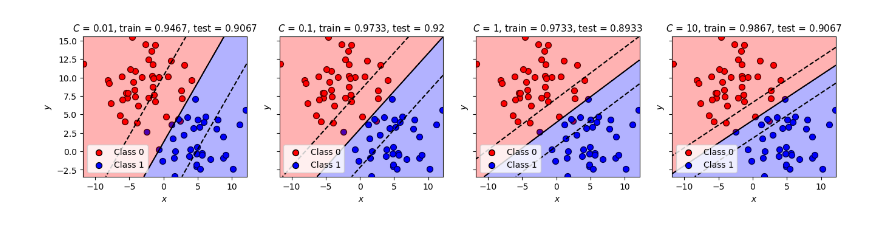
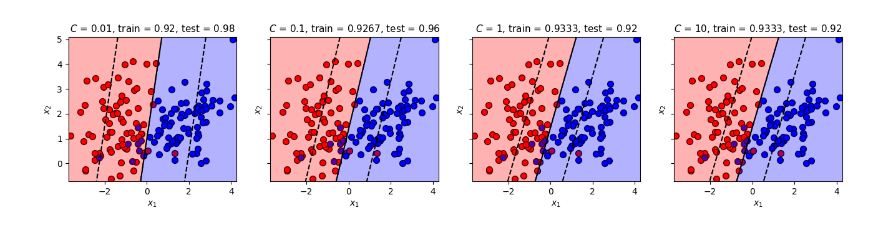
Before and after one commit to roiyeho/ml-book, a Jupyter notebook: Chapter11/SoftMarginSVM.ipynb, the cells around one changed output. Cells and saved outputs as stored; diff of their text form; code cells hidden in the pictures.

```diff
--- a/Chapter11/SoftMarginSVM.ipynb
+++ b/Chapter11/SoftMarginSVM.ipynb
@@ -8,6 +8,9 @@ import matplotlib.pyplot as plt
 
 np.random.seed(42)
 # %%
-from sklearn.datasets import make_blobs
+from sklearn.datasets import make_classification
 
-X, y = make_blobs(n_samples=150, centers=2, cluster_std=3.5, random_state=42)
+X, y = make_classification(
+    n_samples=200, n_features=2, n_informative=2, n_redundant=0,
+    n_clusters_per_class=1, class_sep=1.5, random_state=42
+)
@@ -21,4 +26,4 @@ plt.savefig('figures/blobs_dataset.pdf')
 # %%
 from sklearn.model_selection import train_test_split
 
-X_train, X_test, y_train, y_test = train_test_split(X, y, test_size=0.5, random_state=42)
+X_train, X_test, y_train, y_test = train_test_split(X, y, random_state=42)
@@ -47,8 +30,8 @@ def plot_svm_decision_function(model, ax=None, plot_support_vectors=True):
 # %%
-def plot_svm_decision_boundary(model, X, y, feature_names=None, class_labels=None, ax=None):
+def plot_svm_decision_boundary(model, X, y, feature_names=None, class_labels=None, ax=None, legend=True):
     """Plot the decision boundary, margin, and support vectors of an SVM classifier."""
     if feature_names is None:
-        feature_names = ['$x$', '$y$']
+        feature_names = ['$x_1$', '$x_2$']
     if class_labels is None:
         class_labels = ['Class 0', 'Class 1']
     ax = ax or plt.gca()
@@ -76,31 +59,28 @@ def plot_svm_decision_boundary(model, X, y, feature_names=None, class_labels=Non
     # Highlight support vectors
     if hasattr(model, 'support_vectors_'):
         ax.scatter(model.support_vectors_[:, 0], model.support_vectors_[:, 1], s=150,
-                   facecolors='none', edgecolors='black')
+                   facecolors='none', edgecolors='black', label='support vectors')
 
     ax.set_xlabel(feature_names[0])
     ax.set_ylabel(feature_names[1])
-    ax.legend()
+    if legend:
+        ax.legend()
 # %%
 from sklearn.svm import LinearSVC
 
 # Train LinearSVM models with various C values
 fig, axes = plt.subplots(1, 4, figsize=(16, 3), sharey=True)
 
 for ax, C in zip(axes, [0.01, 0.1, 1, 10]):
     model = LinearSVC(C=C, random_state=42)
     model.fit(X_train, y_train)
     train_score = model.score(X_train, y_train)
     test_score = model.score(X_test, y_test)
 
     # Plot the decision boundaries and scores
-    #sns.scatterplot(x=X[:, 0], y=X[:, 1], hue=y, style=y, ax=ax)
-    #plot_svm_decision_function(model, ax)
-    plot_svm_decision_boundary(model, X_train, y_train, ax=ax)
-    #ax.set_xlabel('$x$')
-    #ax.set_ylabel('$y$')
+    plot_svm_decision_boundary(model, X_train, y_train, ax=ax, legend=False)
     ax.set_title(f'$C$ = {C}, train = {train_score:.4}, test = {test_score:.4}', fontsize=11)
 
 plt.savefig('figures/soft_margin_svm.pdf', bbox_inches='tight')
 # %% [output]
-[figure, old version]
+[figure, new version]
```
Also changed, not shown: parts of 3 cells of this notebook, 56 other files.
